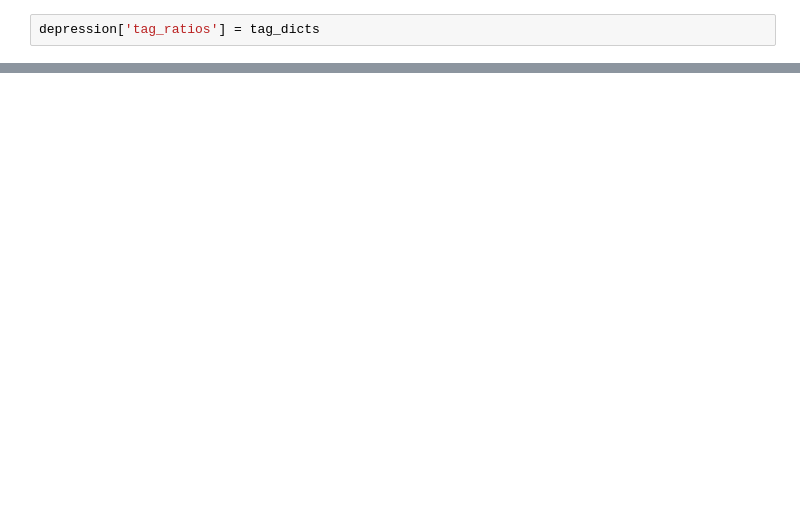
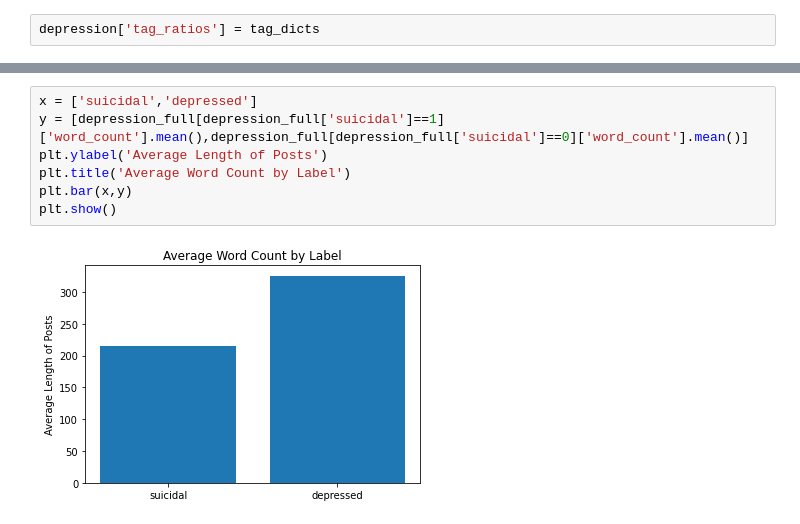
Before and after one commit to yonilevinepenn/MCIT545-Final-Project, a Jupyter notebook: data_exploration.ipynb, the cells around one changed output, grey strips where cells are left out. Drawn from its saved outputs; the diff is of its cells as text; blank space fills up the shorter version.

```diff
--- a/data_exploration.ipynb
+++ b/data_exploration.ipynb
@@ -215,0 +426,9 @@ Index(['username', 'text', 'posts', 'url', 'date_posted', 'post_length',
+# %%
+x = ['suicidal','depressed']
+y = [depression_full[depression_full['suicidal']==1]['word_count'].mean(),depression_full[depression_full['suicidal']==0]['word_count'].mean()]
+plt.ylabel('Average Length of Posts')
+plt.title('Average Word Count by Label')
+plt.bar(x,y)
+plt.show()
+# %% [output]
+[figure, added]
```
Also changed, not shown: parts of 59 cells of this notebook, 1 other file.
